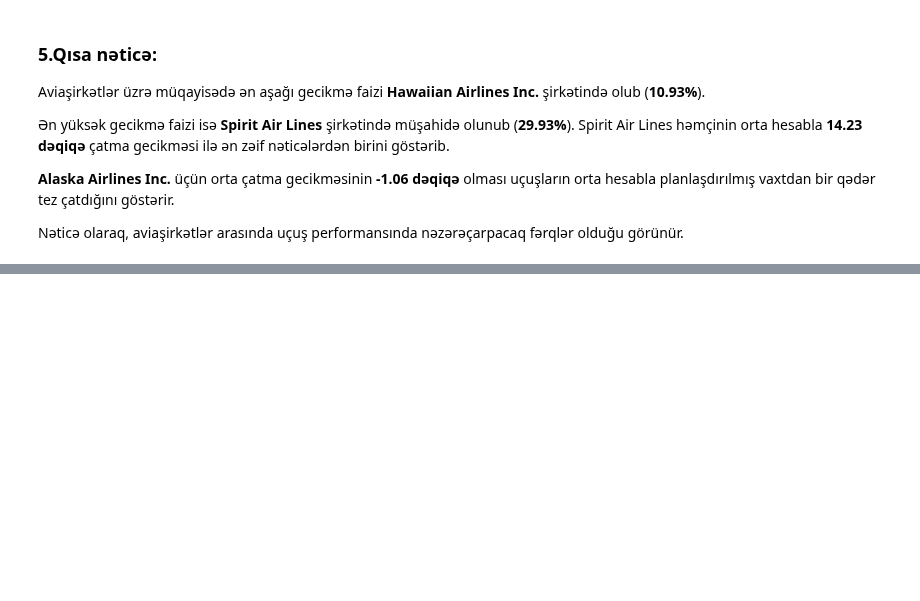
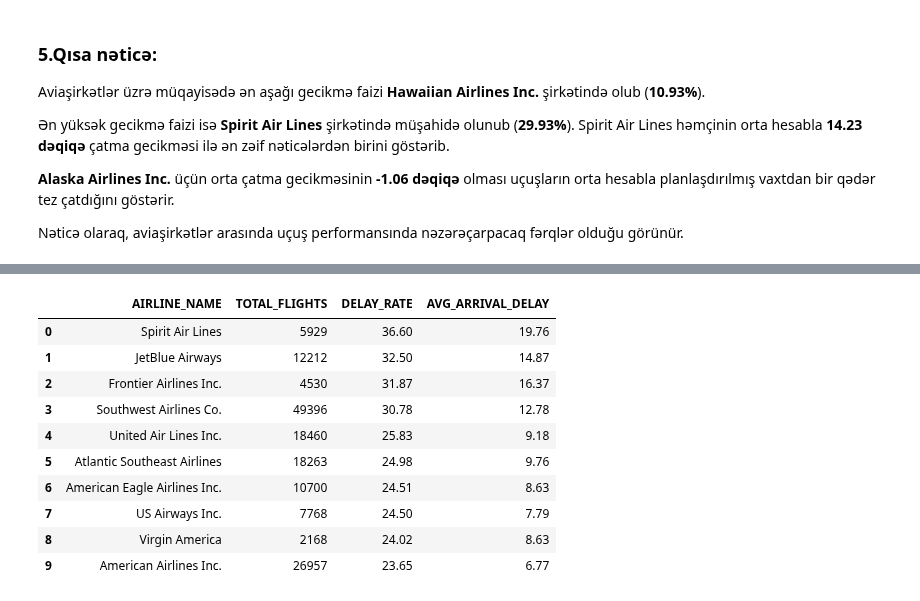
Before and after one commit to edaletsadigov/Flight-delay-analysis-E2E, a Jupyter notebook: notebooks/03_sql_analysis.ipynb, the cells around one changed output, grey strips where cells are left out. Cells and saved outputs as stored; diff of their text form; code cells hidden in the pictures; blank space fills up the shorter version.

```diff
--- a/notebooks/03_sql_analysis.ipynb
+++ b/notebooks/03_sql_analysis.ipynb
@@ -110,0 +406,25 @@ Nəticə olaraq, aviaşirkətlər arasında uçuş performansında nəzərəçar
+# %%
+pd.read_sql("""
+SELECT TOP 10
+    AIRLINE_NAME,
+    COUNT(*) AS TOTAL_FLIGHTS,
+    ROUND(100.0 * SUM(IS_DELAYED) / COUNT(IS_DELAYED), 2) AS DELAY_RATE,
+    ROUND(AVG(ARRIVAL_DELAY), 2) AS AVG_ARRIVAL_DELAY
+FROM silver.flights_clean
+WHERE DEPARTURE_PERIOD = 'Evening'
+GROUP BY AIRLINE_NAME
+HAVING COUNT(*) >= 1000
+ORDER BY DELAY_RATE DESC
+""", con=engine)
+# %% [output]
+|  | AIRLINE_NAME | TOTAL_FLIGHTS | DELAY_RATE | AVG_ARRIVAL_DELAY |
+| 0 | Spirit Air Lines | 5929 | 36.60 | 19.76 |
+| 1 | JetBlue Airways | 12212 | 32.50 | 14.87 |
+| 2 | Frontier Airlines Inc. | 4530 | 31.87 | 16.37 |
+| 3 | Southwest Airlines Co. | 49396 | 30.78 | 12.78 |
+| 4 | United Air Lines Inc. | 18460 | 25.83 | 9.18 |
+| 5 | Atlantic Southeast Airlines | 18263 | 24.98 | 9.76 |
+| 6 | American Eagle Airlines Inc. | 10700 | 24.51 | 8.63 |
+| 7 | US Airways Inc. | 7768 | 24.50 | 7.79 |
+| 8 | Virgin America | 2168 | 24.02 | 8.63 |
+| 9 | American Airlines Inc. | 26957 | 23.65 | 6.77 |
```
Also changed, not shown: parts of 32 cells of this notebook, 5 other files.
